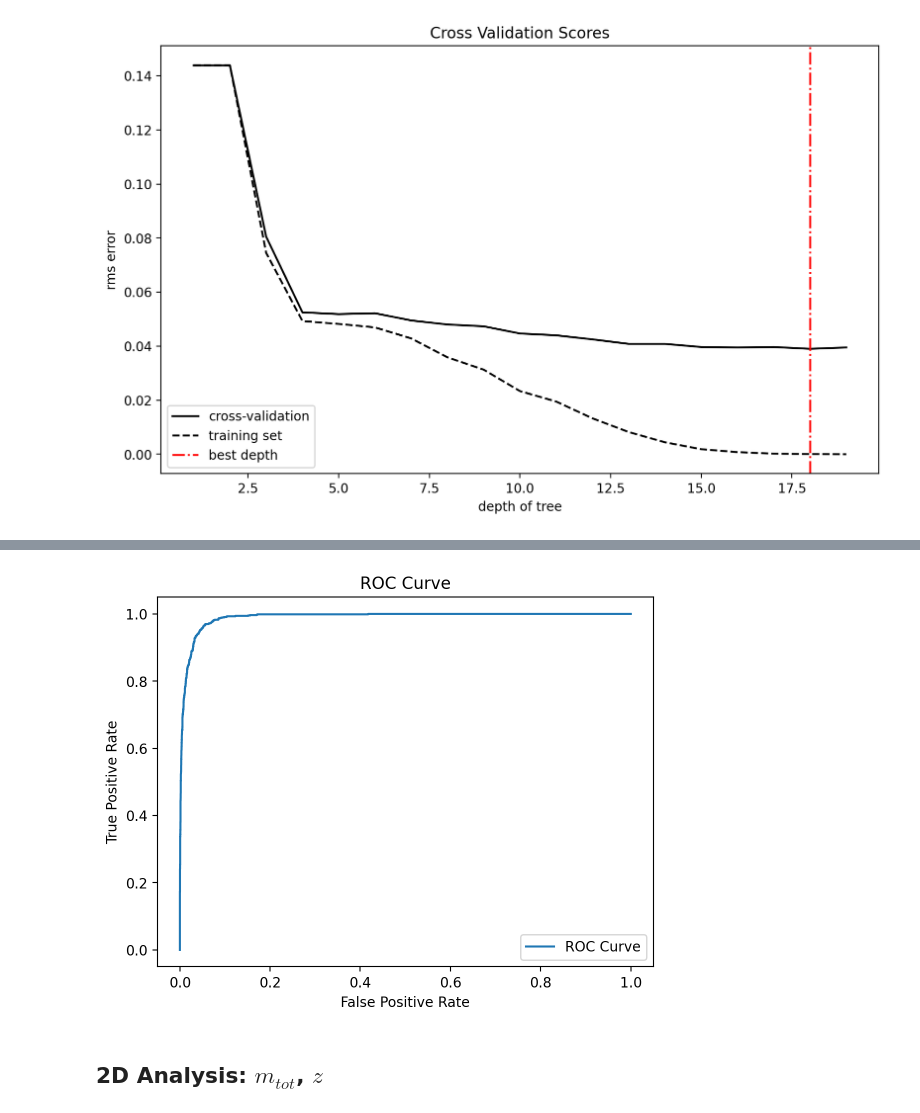
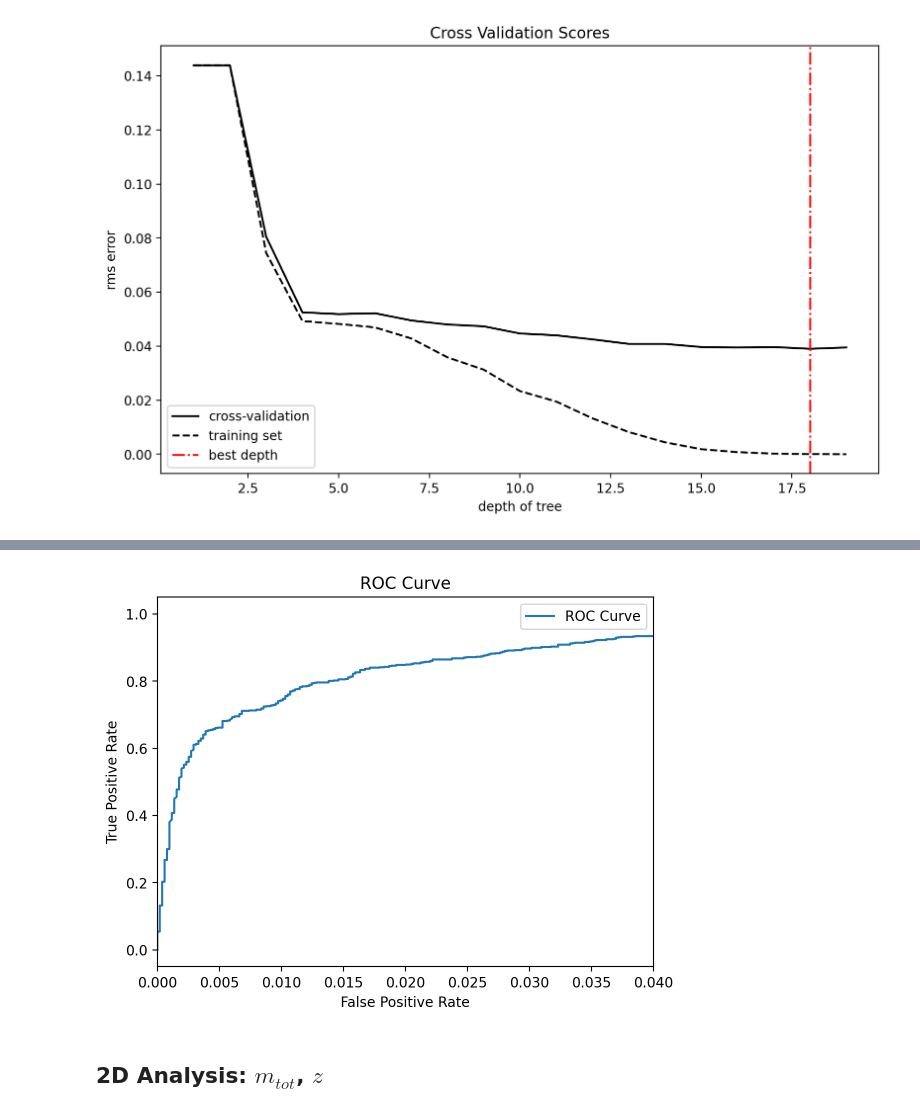
Before and after one commit to SimoneArienti/astrostatistics_bicocca_2024, a Jupyter notebook: working/Ex 17 GW Detection.ipynb, the cells around one changed output, grey strips where cells are left out. Saved outputs shown, nothing was run; the diff lists cells and outputs as text; code cells hidden in the pictures.

```diff
--- a/working/Ex 17 GW Detection.ipynb
+++ b/working/Ex 17 GW Detection.ipynb
@@ -322,17 +349,17 @@ plt.show()
 # %%
 from sklearn.metrics import roc_curve
 
 fpr, tpr, thresholds = roc_curve(y_val, y_prob)
 plt.plot(fpr, tpr, label="ROC Curve")
 #plt.ylim(0.8, 1.)
-#plt.xlim(0, 0.04)
+plt.xlim(0, 0.04)
 plt.xlabel("False Positive Rate")
 plt.ylabel("True Positive Rate")
 plt.title("ROC Curve")
 plt.legend()
 plt.show()
 # %% [output]
-[figure, old version]
+[figure, new version]
 # %% [markdown]
 ## 2D Analysis: $m_{tot}$, $z$
 # %%
```
Also changed, not shown: parts of 17 cells of this notebook.
